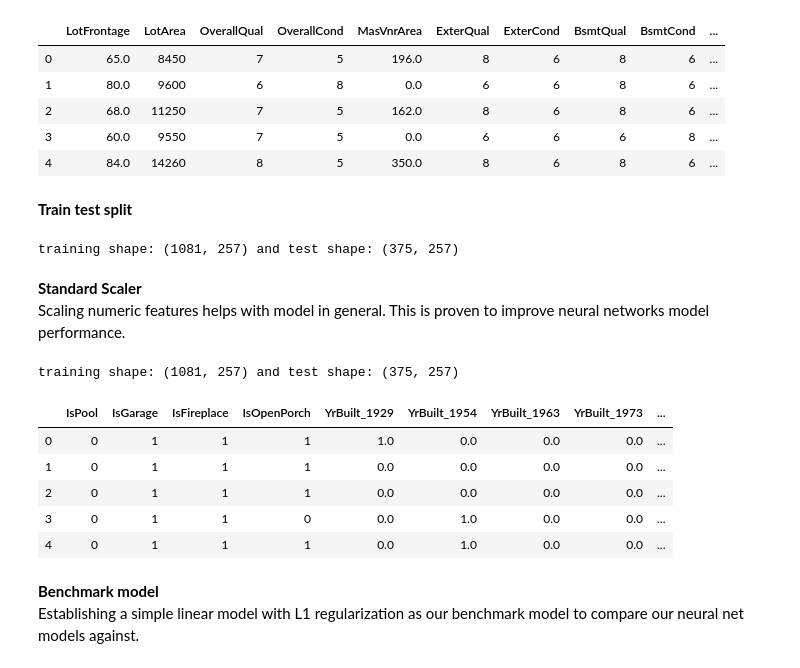
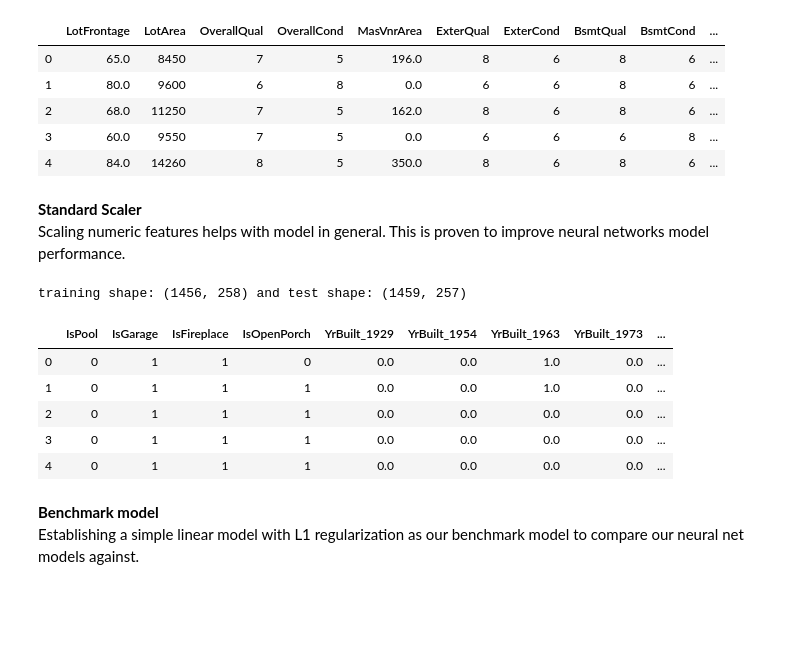
Before and after one commit to melaniezheng/dnn_house_saleprice, a Jupyter notebook: keras.ipynb, the cells around one changed output. Drawn from its saved outputs; the diff is of its cells as text; code cells hidden in the pictures; blank space fills up the shorter version.

```diff
--- a/keras.ipynb
+++ b/keras.ipynb
@@ -45,18 +46,6 @@ train.head() # visually inspect dataset.
 | 2 | 68.0 | 11250 | 7 | 5 | 162.0 | 8 | 6 | 8 | 6 | ... |
 | 3 | 60.0 | 9550 | 7 | 5 | 0.0 | 6 | 6 | 6 | 8 | ... |
 | 4 | 84.0 | 14260 | 8 | 5 | 350.0 | 8 | 6 | 8 | 6 | ... |
-# %% [markdown]
-<b>Train test split
-# %%
-np.random.seed(SEED_NUMBER)
-msk = np.random.rand(train.shape[0]) < 0.75
-traindf = train[msk]
-testdf = train[~msk]
-train_labels = traindf.pop('SalePrice')
-test_labels = testdf.pop('SalePrice')
-print(f'training shape: {traindf.shape} and test shape: {testdf.shape}')
-# %% [output]
-training shape: (1081, 257) and test shape: (375, 257)
 # %% [markdown]
 <b> Standard Scaler</b>
 <br>
@@ -65,38 +54,35 @@ This is proven to improve neural networks model performance.
 # %%
 # numeric columns where values range beyond -1 to 1.
 SCALE_COLS = ['BsmtUnfSF', 'TotalBsmtSF', '1stFlrSF', '2ndFlrSF', 'LowQualFinSF',
        'GrLivArea', 'BsmtFullBath', 'BsmtHalfBath', 'FullBath', 'HalfBath',
        'GarageYrBlt', 'OpenPorchSF', 'LotFrontage', 'LotArea', 'OverallQual',
        'OverallCond', 'MasVnrArea', 'ExterQual', 'ExterCond', 'BsmtQual',
        'BsmtCond', 'BsmtFinSF1', 'BsmtFinSF2', 'BedroomAbvGr', 'KitchenAbvGr',
        'KitchenQual', 'TotRmsAbvGrd', 'Fireplaces', 'FireplaceQu',
        'GarageFinish', 'GarageCars', 'GarageArea', 'GarageQual', 'GarageCond',
        'WoodDeckSF', 'EnclosedPorch', '3SsnPorch', 'ScreenPorch', 'PoolArea',
        'MiscVal', 'TotalFullBath', 'TotalHalfBath', 'TotalSF', 'HeatingQC','BsmtFinType1']
 
 
 from sklearn.preprocessing import StandardScaler
 
 scaler = StandardScaler() # default : copy=True, with_mean=True, with_std=True
-scaler.fit(traindf[SCALE_COLS]) # we can save scaler if need to be reused in the future or build it into our data preprocessing pipeline.
+scaler.fit(train[SCALE_COLS]) # we can save scaler if need to be reused in the future or build it into our data preprocessing pipeline.
 
 # transform
-traindf_s = pd.DataFrame(scaler.transform(traindf[SCALE_COLS]), columns = SCALE_COLS)
-traindf_s = pd.concat([traindf.drop(columns=SCALE_COLS).reset_index(drop=True),traindf_s],axis=1)
-testdf_s = pd.DataFrame(scaler.transform(testdf[SCALE_COLS]), columns = SCALE_COLS)
-testdf_s = pd.concat([testdf.drop(columns=SCALE_COLS).reset_index(drop=True),testdf_s], axis=1)
+train_s = pd.DataFrame(scaler.transform(train[SCALE_COLS]), columns = SCALE_COLS)
+train_s = pd.concat([train.drop(columns=SCALE_COLS).reset_index(drop=True),train_s],axis=1)
 
-# final testset for kaggle submission
 test_s = pd.DataFrame(scaler.transform(test[SCALE_COLS]), columns = SCALE_COLS)
 test_s = pd.concat([test.drop(columns=SCALE_COLS).reset_index(drop=True),test_s], axis=1)
 
-print(f'training shape: {traindf_s.shape} and test shape: {testdf.shape}')
-testdf_s.head() # check that scaler worked.
+print(f'training shape: {train_s.shape} and test shape: {test.shape}')
+test_s.head() # check that scaler worked.
 # %% [output]
-training shape: (1081, 257) and test shape: (375, 257)
+training shape: (1456, 258) and test shape: (1459, 257)
 |  | IsPool | IsGarage | IsFireplace | IsOpenPorch | YrBuilt_1929 | YrBuilt_1954 | YrBuilt_1963 | YrBuilt_1973 | ... |
-| 0 | 0 | 1 | 1 | 1 | 1.0 | 0.0 | 0.0 | 0.0 | ... |
-| 1 | 0 | 1 | 1 | 1 | 0.0 | 0.0 | 0.0 | 0.0 | ... |
+| 0 | 0 | 1 | 1 | 0 | 0.0 | 0.0 | 1.0 | 0.0 | ... |
+| 1 | 0 | 1 | 1 | 1 | 0.0 | 0.0 | 1.0 | 0.0 | ... |
 | 2 | 0 | 1 | 1 | 1 | 0.0 | 0.0 | 0.0 | 0.0 | ... |
-| 3 | 0 | 1 | 1 | 0 | 0.0 | 1.0 | 0.0 | 0.0 | ... |
-| 4 | 0 | 1 | 1 | 1 | 0.0 | 1.0 | 0.0 | 0.0 | ... |
+| 3 | 0 | 1 | 1 | 1 | 0.0 | 0.0 | 0.0 | 0.0 | ... |
+| 4 | 0 | 1 | 1 | 1 | 0.0 | 0.0 | 0.0 | 0.0 | ... |
```
Also changed, not shown: parts of 99 cells of this notebook.
